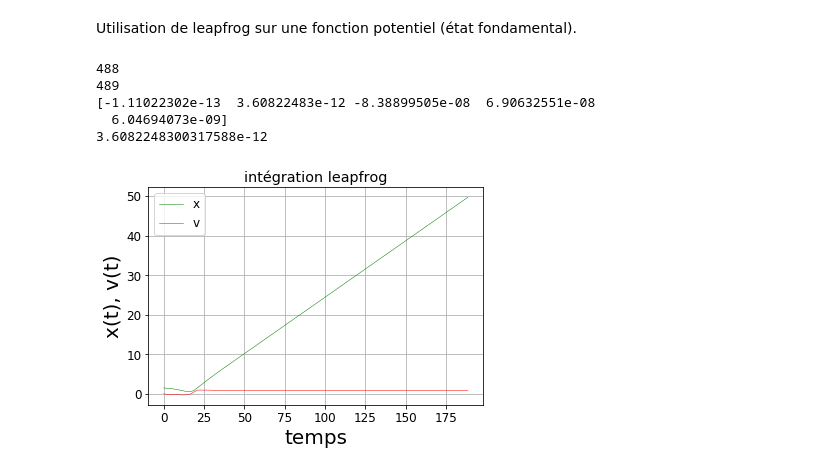
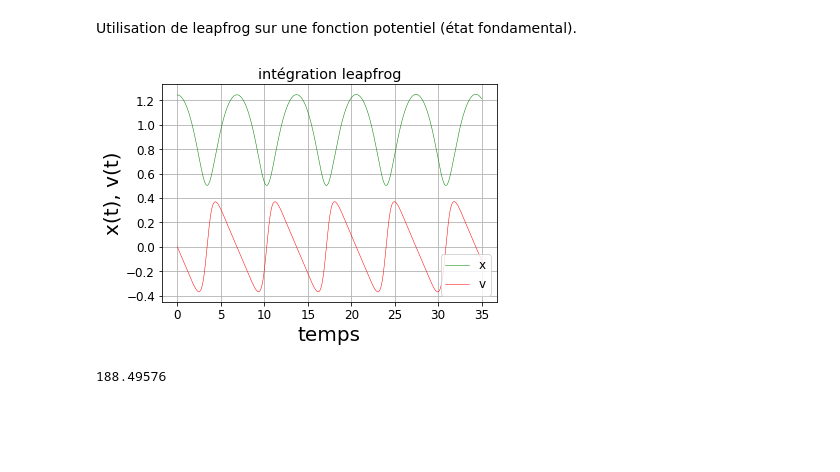
Before and after one commit to Yves-LEMEN/manip-fichiers, a Jupyter notebook: gestion fichiers.ipynb, the cells around one changed output. Cells and saved outputs as stored; diff of their text form; code cells hidden in the pictures; blank space fills up the shorter version.

```diff
--- a/gestion fichiers.ipynb
+++ b/gestion fichiers.ipynb
@@ -50,6 +50,7 @@ from pylab import *
 import numpy as np
 import matplotlib.pyplot as plt
 from scipy.interpolate import interp1d
+
 #############################################################################
 # ouverture des fichiers et lecture des données
 with open ("pec_sigmag.txt", "r") as fichierg: # ouverture du fichier pec_sigmag.txt en mode lecture
@@ -89,7 +90,16 @@ Vu = [g6,g7,g8,g9,g10]
 # impressions et plot
 figure(figsize=(14,8), dpi=80)
 rcParams['axes.labelsize'] = 20
-rcParams["axes.grid"] = True
+
+# Lignes d'unités principales
+plt.grid(b=True, which='major', color='#666666', linestyle='-')
+
+# Lignes de subdivision
+plt.minorticks_on()
+plt.grid(b=True, which='minor', color='#999999', linestyle='-', alpha=0.2)
+
+
+
 xlabel("distance (Angström)")
 ylabel("potentiel (u.a.)")
 plt.xlim(-0.1,6)
@@ -122,95 +132,83 @@ plt.show()
 Utilisation de leapfrog sur une fonction potentiel (état fondamental).
 # %%
 
-print(len(xg_read))
-print(len(xu_read))
 
-x0=1.5
+x0=1.245 # On doit avoir 1.245> x0 > 0.5
 v0=0.
-Mm = 300
 
-h=0.0001
 
-i=0
-omeg=zeros(5)
-for i in range(0,5):
-    d=(Vg[i](x0+h)-Vg[i](x0))/h
-    omeg[i]=d
 
+
+###############################################################################
+# entrée des paramètres temporels - limite de temps tps pas temporel Mm
+Mm = 100000
+
+tps=35
+tp=np.linspace(0,tps,Mm)
+dtp = tp[1] - tp[0]
 
 
 ###############################################################################
 # calcul de la valeur de la dérivée du potentiel en un point x
 def derivpot(z):
-        l=50
-        N=50
-        k=0.001
-        h=k*2*l/N
-        pot=zeros(5)
-        for i in range(0,5):
-            pot[i]=(Vg[i](z+h)-Vg[i](z))/h
+
+        h=0.00001
+        pot=(g1(z+h)-g1(z))/h
         return pot
 
 
 ###############################################################################
 # création de la fonction resoudre qui donne position et vitesses par la méthode leapfrog (coeur du programme)
 def resoudre(x0,v0, Mm):
-########################
-# entrée des paramètres temporels - limite de temps tps pas temporel Mm
 
-    omeg=0.1 # valeur typique
-    tps=3*2*3.141596/omeg #temps caractéristique posé égal à 3 fois la période
-    tp=np.linspace(0,tps,Mm)
-    dtp = tp[1] - tp[0]
 ########################
 # Initialisation à 0 des variables, et Conditions initiales
-    x = zeros(100)
-    v = zeros(100)
+    x = zeros(Mm)
+    v = zeros(Mm)
     x[0] = x0
     v[0] = v0
 
 ########################
 # Intégration "leapfrog"
-    wx= derivpot(x[0])
-    k0=wx[0]
-    for i in range(0,99):
+    k0= derivpot(x0)
+
+    for i in range(0,Mm-1):
         v[i + 1] = v[i] - dtp*k0
         x[i + 1] = x[i] + dtp*v[i + 1]
-        wx=derivpot(x[i])
-        k0=wx[1]
-    print(wx)
-    print (k0)
+        if i!=0: k0=derivpot(x[i])
 
     return x,v
 
 
 
 x,v = resoudre(x0,v0,Mm)
-tps=3*2*3.141596/0.1
-tp=np.linspace(0,tps,100)
+
+
+
 
 
 
 ###############################################################################
 # représentation graphique leapfrog
 rcParams["axes.grid"] = True
 rcParams['font.size'] = 12
 rcParams['axes.labelsize'] = 20
 figure()
 plt.plot(tp,x,'g',linewidth=0.5, label='x')
 plt.plot(tp,v,'r',linewidth=0.5, label='v')
 xlabel("temps")
 ylabel("x(t), v(t)")
 plt.title ("intégration leapfrog")
 plt.legend(loc='best', frameon= True)
 
 ###############################################################################
 show()
 ###############################################################################
 # %% [output]
-488
-489
-[-1.11022302e-13  3.60822483e-12 -8.38899505e-08  6.90632551e-08
-  6.04694073e-09]
-3.6082248300317588e-12
-[figure, old version]
+[figure, new version]
+# %%
+omega=0.1
+tps=3*2*3.141596/omega #temps caractéristique posé égal à 3 fois la période
+print(tps)
+# %% [output]
+188.49576
```
Also changed, not shown: parts of 1 cell of this notebook.
